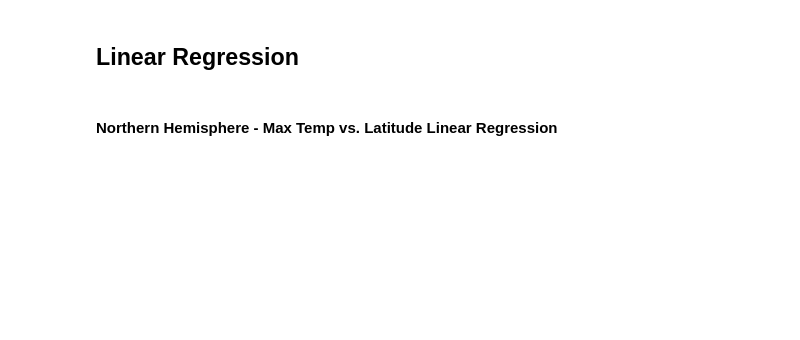
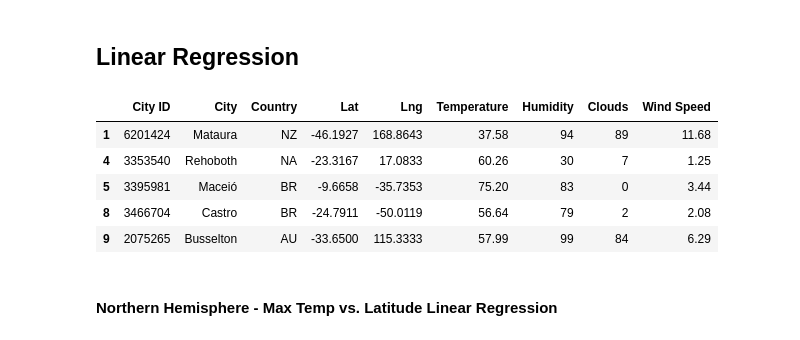
Before and after one commit to Okyere82/Python_API_Challenge, a Jupyter notebook: WeatherPy/WeatherPy.ipynb, the cells around one changed output. Saved outputs shown, nothing was run; the diff lists cells and outputs as text; code cells hidden in the pictures; blank space fills up the shorter version.

```diff
--- a/WeatherPy/WeatherPy.ipynb
+++ b/WeatherPy/WeatherPy.ipynb
@@ -217,2 +248,16 @@ plt.show()
+# %%
+# Creating North and South Hemisphere DataFrames
+data = cities_data_df['Lat'] > 0
+north_hemisphere = cities_data_df[data]
+south_hemisphere = cities_data_df[~data]
+north_hemisphere.head()
+south_hemisphere.head()
+# %% [output]
+|  | City ID | City | Country | Lat | Lng | Temperature | Humidity | Clouds | Wind Speed |
+| 1 | 6201424 | Mataura | NZ | -46.1927 | 168.8643 | 37.58 | 94 | 89 | 11.68 |
+| 4 | 3353540 | Rehoboth | NA | -23.3167 | 17.0833 | 60.26 | 30 | 7 | 1.25 |
+| 5 | 3395981 | Maceió | BR | -9.6658 | -35.7353 | 75.20 | 83 | 0 | 3.44 |
+| 8 | 3466704 | Castro | BR | -24.7911 | -50.0119 | 56.64 | 79 | 2 | 2.08 |
+| 9 | 2075265 | Busselton | AU | -33.6500 | 115.3333 | 57.99 | 99 | 84 | 6.29 |
 # %% [markdown]
 ####  Northern Hemisphere - Max Temp vs. Latitude Linear Regression
```
Also changed, not shown: parts of 4 cells of this notebook.
